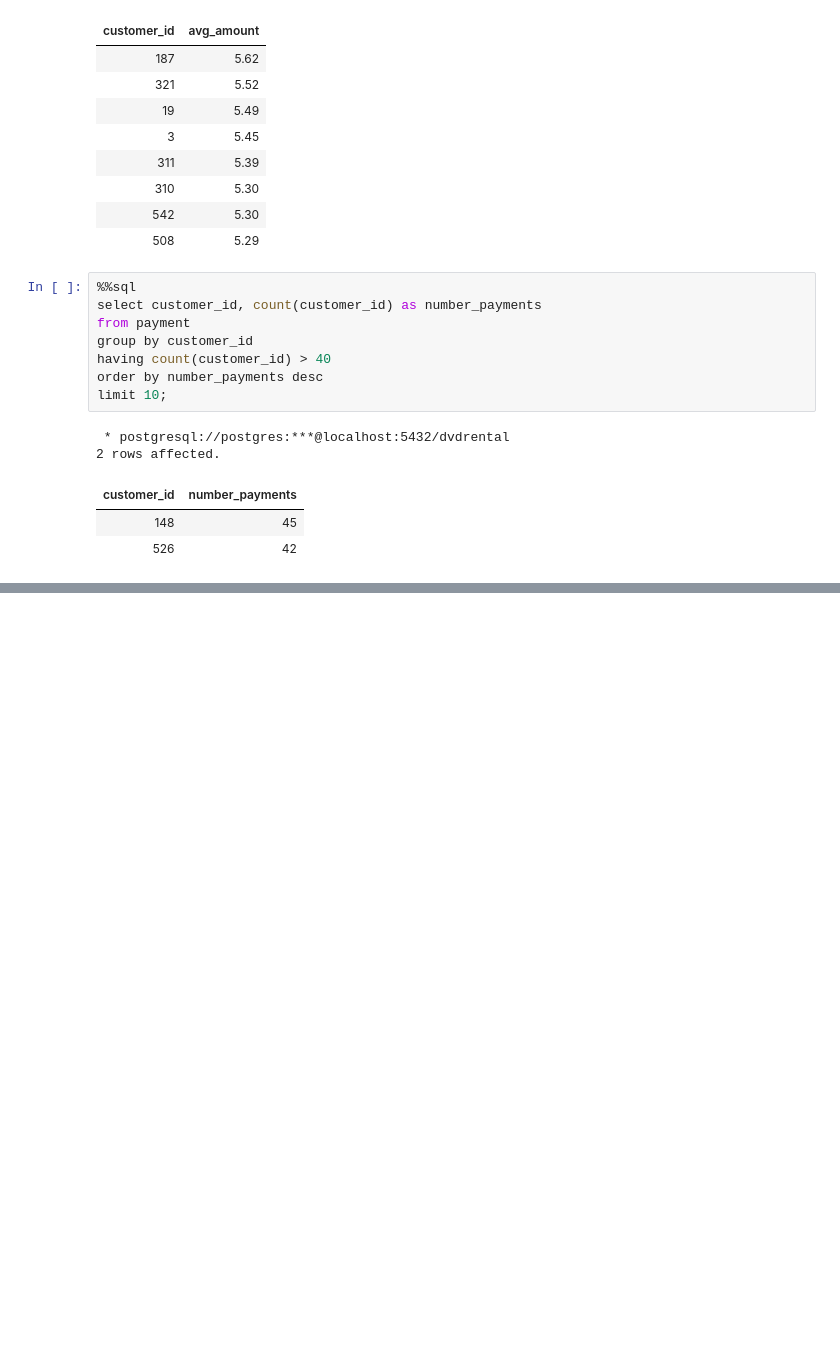
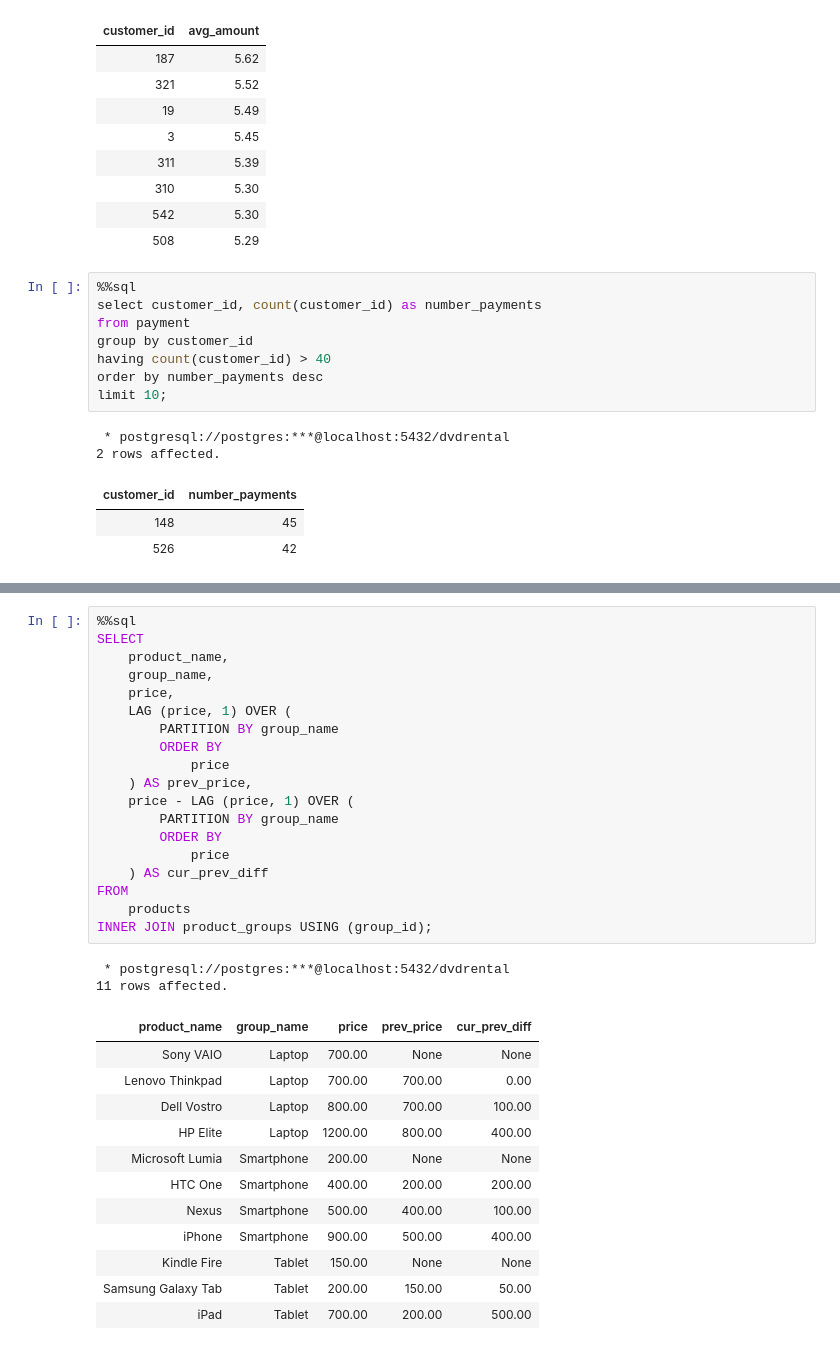
Before and after one commit to chanhchuachin/devops-images, a Jupyter notebook: grow/postgres/note.ipynb, the cells around one changed output, grey strips where cells are left out. Cells and saved outputs as stored; diff of their text form; blank space fills up the shorter version.

Commit message:
practice postgres

```diff
--- a/grow/postgres/note.ipynb
+++ b/grow/postgres/note.ipynb
@@ -56,0 +548,34 @@ select m
+# %%
+%%sql
+SELECT
+	product_name,
+	group_name,
+	price,
+	LAG (price, 1) OVER (
+		PARTITION BY group_name
+		ORDER BY
+			price
+	) AS prev_price,
+	price - LAG (price, 1) OVER (
+		PARTITION BY group_name
+		ORDER BY
+			price
+	) AS cur_prev_diff
+FROM
+	products
+INNER JOIN product_groups USING (group_id);
+# %% [output]
+ * postgresql://postgres:***@localhost:5432/dvdrental
+11 rows affected.
+| product_name | group_name | price | prev_price | cur_prev_diff |
+| Sony VAIO | Laptop | 700.00 | None | None |
+| Lenovo Thinkpad | Laptop | 700.00 | 700.00 | 0.00 |
+| Dell Vostro | Laptop | 800.00 | 700.00 | 100.00 |
+| HP Elite | Laptop | 1200.00 | 800.00 | 400.00 |
+| Microsoft Lumia | Smartphone | 200.00 | None | None |
+| HTC One | Smartphone | 400.00 | 200.00 | 200.00 |
+| Nexus | Smartphone | 500.00 | 400.00 | 100.00 |
+| iPhone | Smartphone | 900.00 | 500.00 | 400.00 |
+| Kindle Fire | Tablet | 150.00 | None | None |
+| Samsung Galaxy Tab | Tablet | 200.00 | 150.00 | 50.00 |
+| iPad | Tablet | 700.00 | 200.00 | 500.00 |
```
Also changed, not shown: parts of 24 cells of this notebook.
